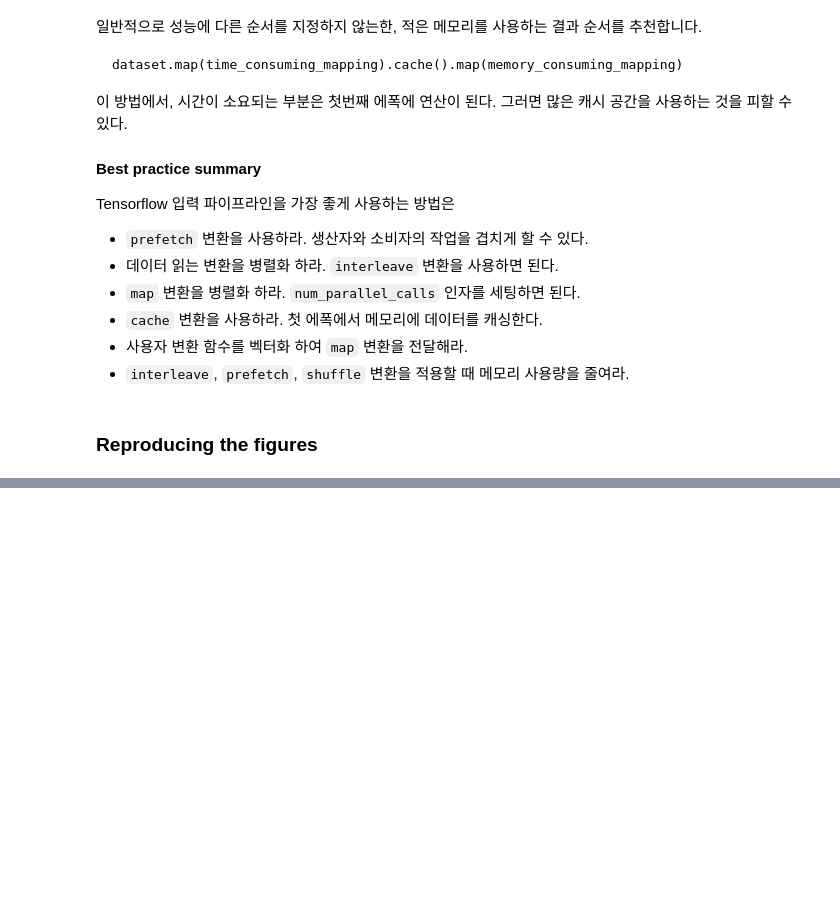
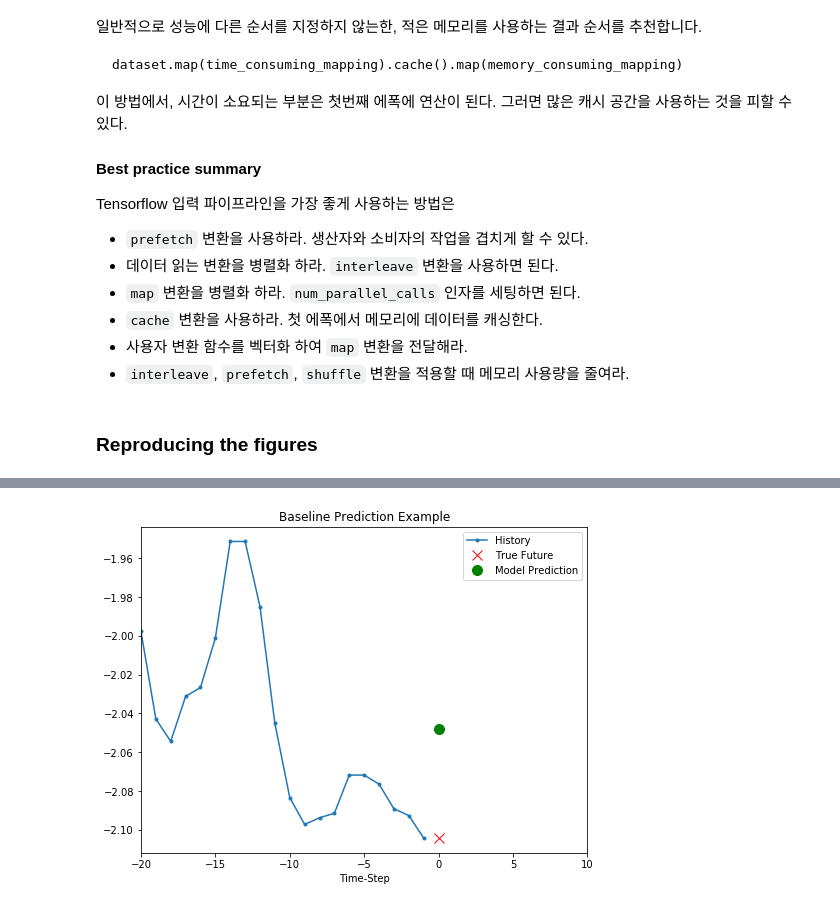
Before and after one commit to Ilevk/TIL, a Jupyter notebook: Python/ML/Studypie_TF2.0/Week 3/Day_5.ipynb, the cells around one changed output, grey strips where cells are left out. Cells and saved outputs as stored; diff of their text form; code cells hidden in the pictures; blank space fills up the shorter version.

```diff
--- a/Python/ML/Studypie_TF2.0/Week 3/Day_5.ipynb
+++ b/Python/ML/Studypie_TF2.0/Week 3/Day_5.ipynb
@@ -491,0 +599,3 @@ draw_timeline(optimized_timeline, 'Optimized', 15)
+# %%
+# 표준화 합니다.
+uni_data = (uni_data - uni_train_mean) / uni_train_std
@@ -491,0 +675,7 @@ draw_timeline(optimized_timeline, 'Optimized', 15)
+# %%
+def baseline(history):
+    return np.mean(history)
+# %%
+show_plot([x_train_uni[0], y_train_uni[0], baseline(x_train_uni[0])], 0,
+         'Baseline Prediction Example')
+# %% [output]
@@ -491,0 +683 @@ draw_timeline(optimized_timeline, 'Optimized', 15)
+[figure, added]
```
Also changed, not shown: parts of 79 cells of this notebook.
